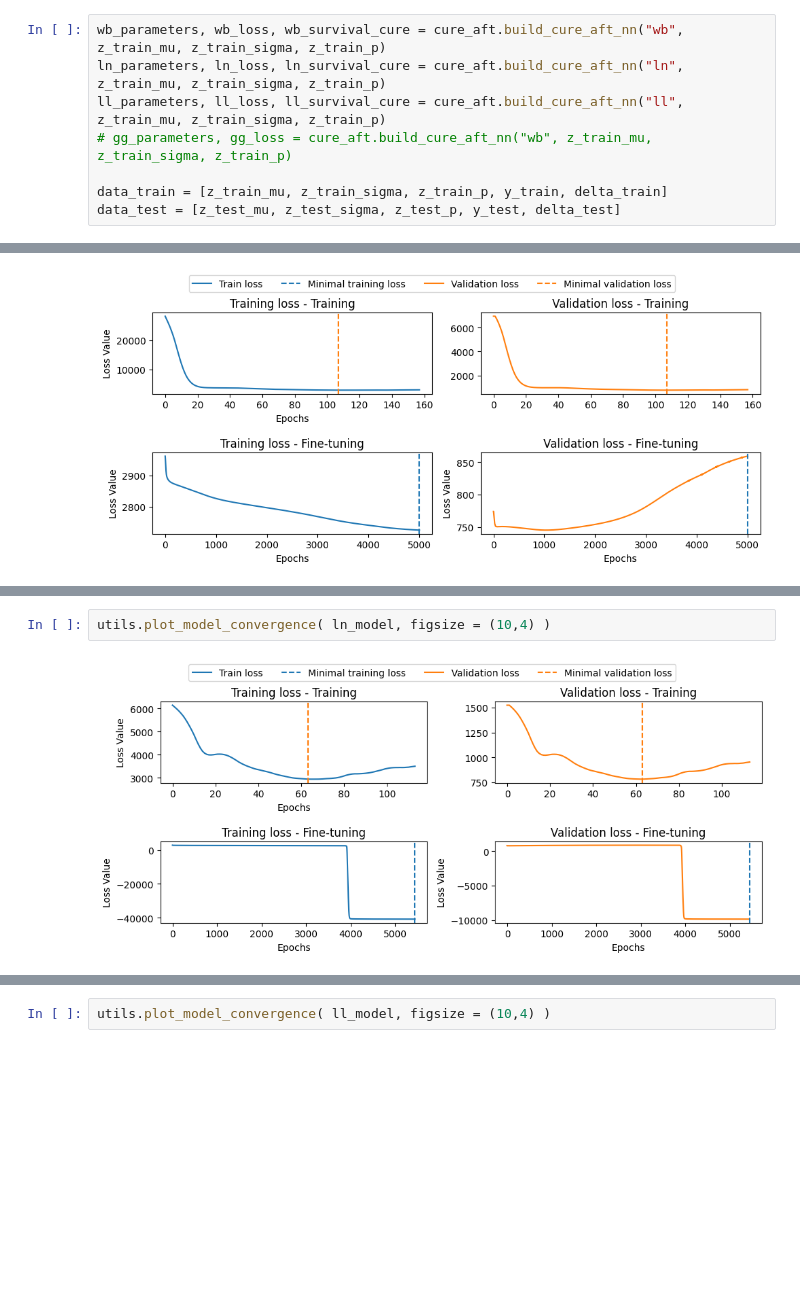
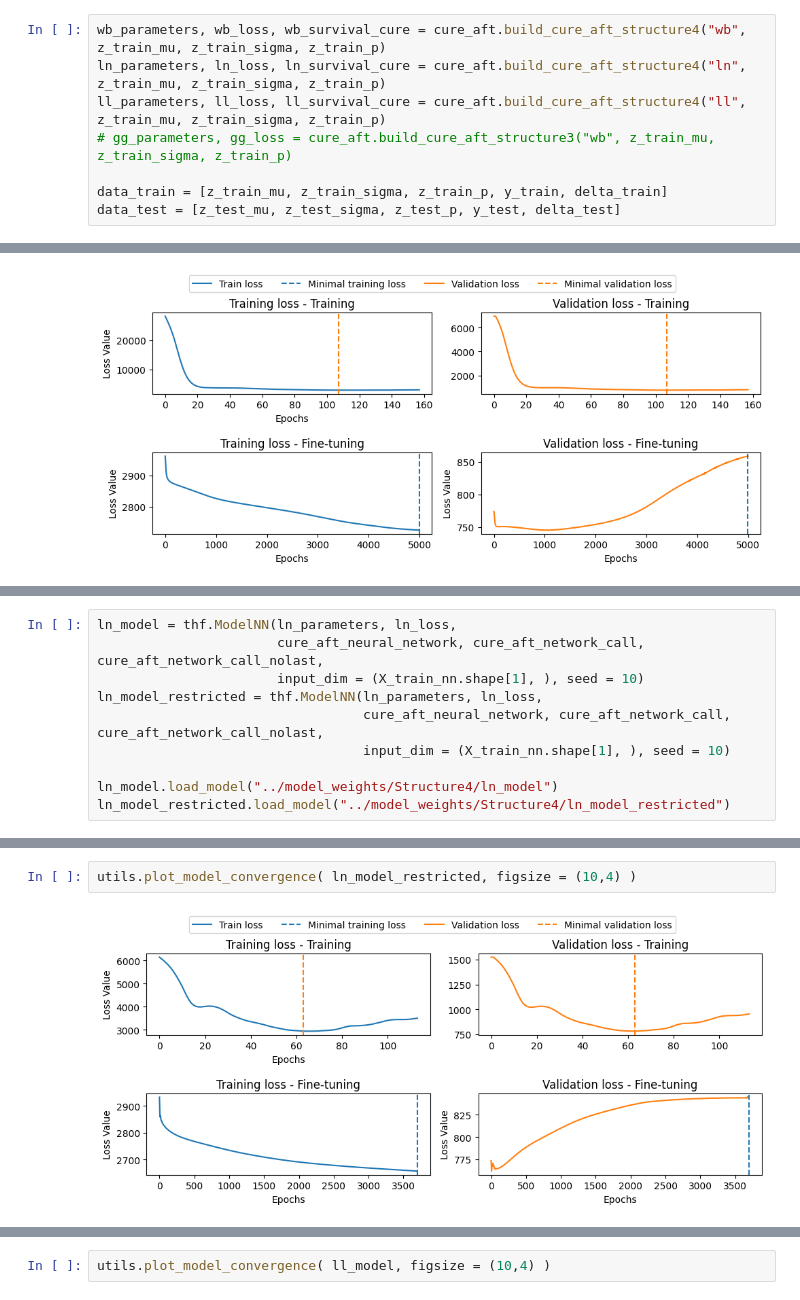
Before and after one commit to nhilariosilva/metabric_aft_models, a Jupyter notebook: notebooks/METABRIC - Cure AFT Models.ipynb, the cells around one changed output, grey strips where cells are left out. Saved outputs shown, nothing was run; the diff lists cells and outputs as text; blank space fills up the shorter version.

Commit message:
Updating all candidate models for training

```diff
--- a/notebooks/METABRIC - Cure AFT Models.ipynb
+++ b/notebooks/METABRIC - Cure AFT Models.ipynb
@@ -190,10 +244,10 @@ def train_model( model_parameters, model_loss, nn_arch, nn_call, nn_call_nolast,
                           verbose = True, print_freq = 1)
     return model
 # %%
-wb_parameters, wb_loss, wb_survival_cure = cure_aft.build_cure_aft_nn("wb", z_train_mu, z_train_sigma, z_train_p)
-ln_parameters, ln_loss, ln_survival_cure = cure_aft.build_cure_aft_nn("ln", z_train_mu, z_train_sigma, z_train_p)
-ll_parameters, ll_loss, ll_survival_cure = cure_aft.build_cure_aft_nn("ll", z_train_mu, z_train_sigma, z_train_p)
-# gg_parameters, gg_loss = cure_aft.build_cure_aft_nn("wb", z_train_mu, z_train_sigma, z_train_p)
+wb_parameters, wb_loss, wb_survival_cure = cure_aft.build_cure_aft_structure4("wb", z_train_mu, z_train_sigma, z_train_p)
+ln_parameters, ln_loss, ln_survival_cure = cure_aft.build_cure_aft_structure4("ln", z_train_mu, z_train_sigma, z_train_p)
+ll_parameters, ll_loss, ll_survival_cure = cure_aft.build_cure_aft_structure4("ll", z_train_mu, z_train_sigma, z_train_p)
+# gg_parameters, gg_loss = cure_aft.build_cure_aft_structure3("wb", z_train_mu, z_train_sigma, z_train_p)
 
 data_train = [z_train_mu, z_train_sigma, z_train_p, y_train, delta_train]
 data_test = [z_test_mu, z_test_sigma, z_test_p, y_test, delta_test]
@@ -259,0 +322,10 @@ Optimization finished in 51.447 seconds.
+# %%
+ln_model = thf.ModelNN(ln_parameters, ln_loss,
+                       cure_aft_neural_network, cure_aft_network_call, cure_aft_network_call_nolast,
+                       input_dim = (X_train_nn.shape[1], ), seed = 10)
+ln_model_restricted = thf.ModelNN(ln_parameters, ln_loss,
+                                  cure_aft_neural_network, cure_aft_network_call, cure_aft_network_call_nolast,
+                                  input_dim = (X_train_nn.shape[1], ), seed = 10)
+
+ln_model.load_model("../model_weights/Structure4/ln_model")
+ln_model_restricted.load_model("../model_weights/Structure4/ln_model_restricted")
@@ -260,5 +339,5 @@ Optimization finished in 51.447 seconds.
 # %%
-utils.plot_model_convergence( ln_model, figsize = (10,4) )
+utils.plot_model_convergence( ln_model_restricted, figsize = (10,4) )
 # %% [output]
-[figure, old version]
+[figure, new version]
 # %%
```
Also changed, not shown: parts of 41 cells of this notebook, 36 other files.
